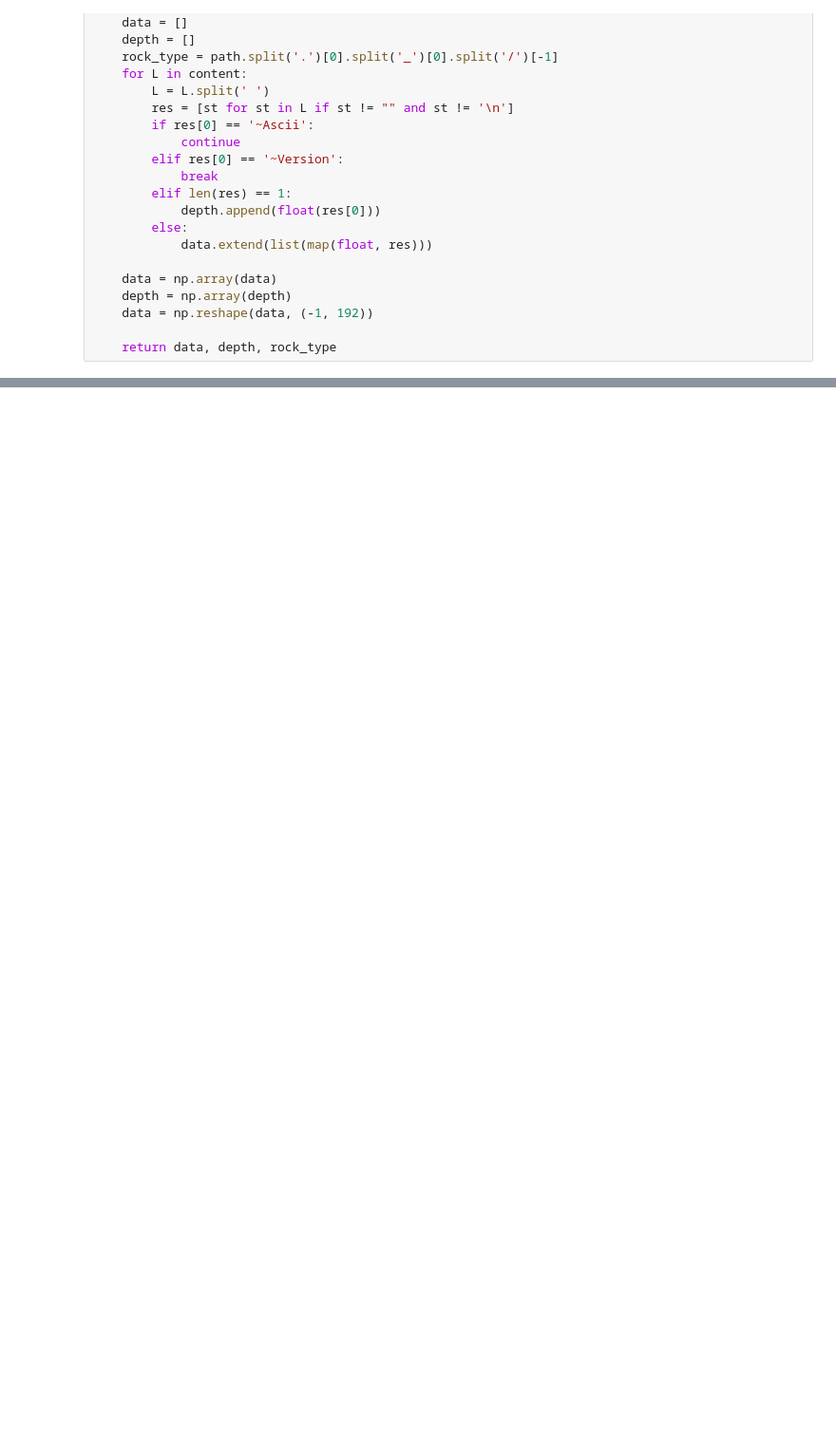
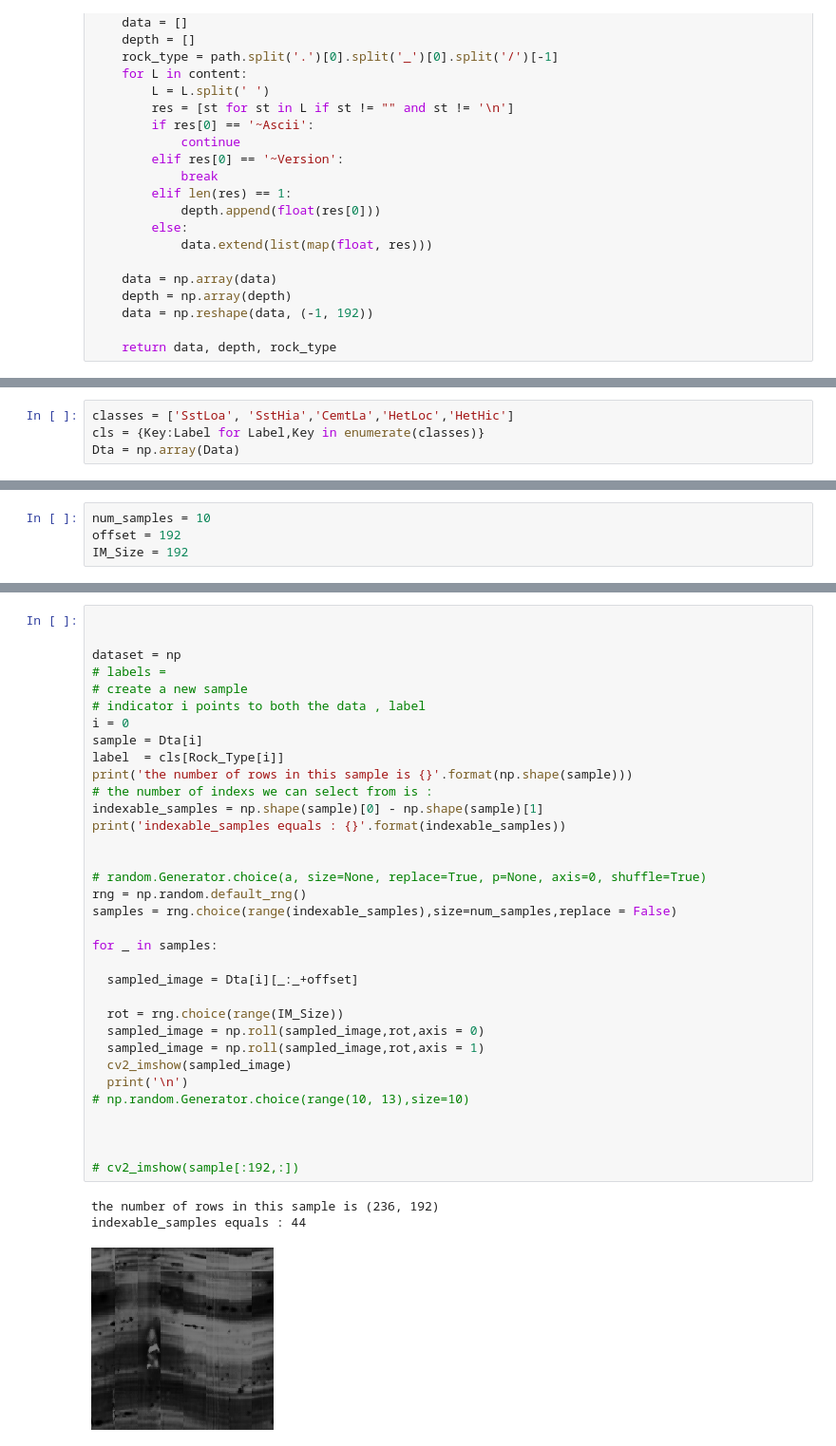
Before and after one commit to Nadian-Ali/GeoImageClassificaiton, a Jupyter notebook: exploreData.ipynb, the cells around one changed output, grey strips where cells are left out. Shown at 95% size. Cells and saved outputs as stored; diff of their text form; blank space fills up the shorter version.

```diff
--- a/exploreData.ipynb
+++ b/exploreData.ipynb
@@ -91,0 +119,4 @@ CemtLa
+# %%
+classes = ['SstLoa', 'SstHia','CemtLa','HetLoc','HetHic']
+cls = {Key:Label for Label,Key in enumerate(classes)}
+Dta = np.array(Data)
@@ -91,0 +125,4 @@ CemtLa
+# %%
+num_samples = 10
+offset = 192
+IM_Size = 192
@@ -91,0 +134,38 @@ CemtLa
+# %%
+
+
+dataset = np
+# labels =
+# create a new sample
+# indicator i points to both the data , label
+i = 0
+sample = Dta[i]
+label  = cls[Rock_Type[i]]
+print('the number of rows in this sample is {}'.format(np.shape(sample)))
+# the number of indexs we can select from is :
+indexable_samples = np.shape(sample)[0] - np.shape(sample)[1]
+print('indexable_samples equals : {}'.format(indexable_samples))
+
+
+# random.Generator.choice(a, size=None, replace=True, p=None, axis=0, shuffle=True)
+rng = np.random.default_rng()
+samples = rng.choice(range(indexable_samples),size=num_samples,replace = False)
+
+for _ in samples:
+
+  sampled_image = Dta[i][_:_+offset]
+
+  rot = rng.choice(range(IM_Size))
+  sampled_image = np.roll(sampled_image,rot,axis = 0)
+  sampled_image = np.roll(sampled_image,rot,axis = 1)
+  cv2_imshow(sampled_image)
+  print('\n')
+# np.random.Generator.choice(range(10, 13),size=10)
+
+
+
+# cv2_imshow(sample[:192,:])
+# %% [output]
+the number of rows in this sample is (236, 192)
+indexable_samples equals : 44
+[figure, added]
```
Also changed, not shown: parts of 9 cells of this notebook.
